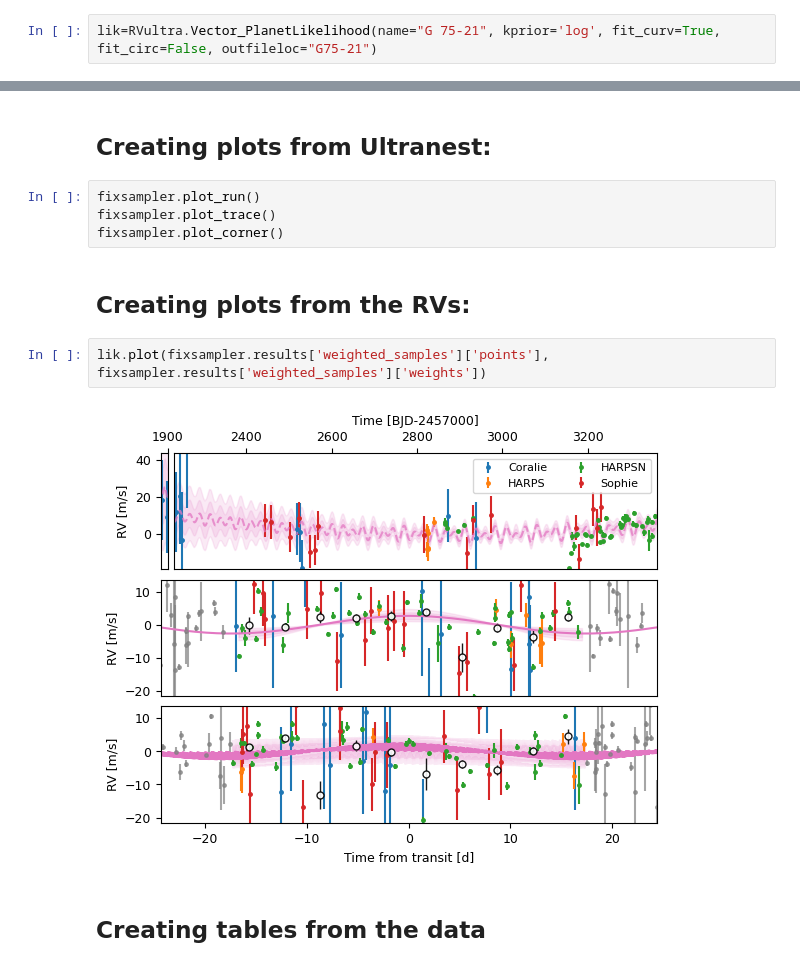
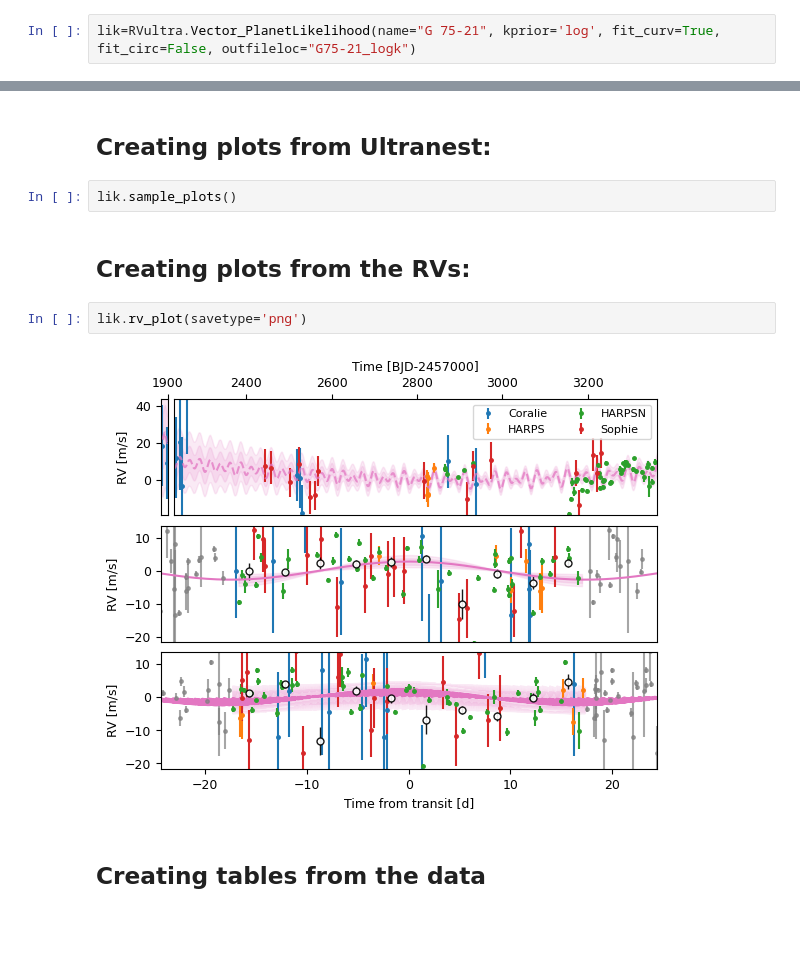
Before and after one commit to hposborn/RVultra, a Jupyter notebook: RVultra Example.ipynb, the cells around one changed output, grey strips where cells are left out. Saved outputs shown, nothing was run; the diff lists cells and outputs as text; blank space fills up the shorter version.

```diff
--- a/RVultra Example.ipynb
+++ b/RVultra Example.ipynb
@@ -20,7 +20,7 @@ This is where key decisions about the model should be stored:
 - Whether to fit a circular model, `fit_circ`, though this can also be selected specifically for individual planets
 - The folder in which to store everything, `outfileloc`
 # %%
-lik=RVultra.Vector_PlanetLikelihood(name="G 75-21", kprior='log', fit_curv=True, fit_circ=False, outfileloc="G75-21")
+lik=RVultra.Vector_PlanetLikelihood(name="G 75-21", kprior='log', fit_curv=True, fit_circ=False, outfileloc="G75-21_logk")
 # %% [markdown]
 ## Adding stellar parameters:
 # %%
@@ -127,15 +113,13 @@ logZ = -215.990 +- 0.342
 # %% [markdown]
 ## Creating plots from Ultranest:
 # %%
-fixsampler.plot_run()
-fixsampler.plot_trace()
-fixsampler.plot_corner()
+lik.sample_plots()
 # %% [markdown]
 ## Creating plots from the RVs:
 # %%
-lik.plot(fixsampler.results['weighted_samples']['points'], fixsampler.results['weighted_samples']['weights'])
+lik.rv_plot(savetype='png')
 # %% [output]
-[figure, old version]
+[figure, new version]
 # %% [markdown]
 ## Creating tables from the data
 # %%
```
Also changed, not shown: parts of 9 cells of this notebook, 1 other file.
